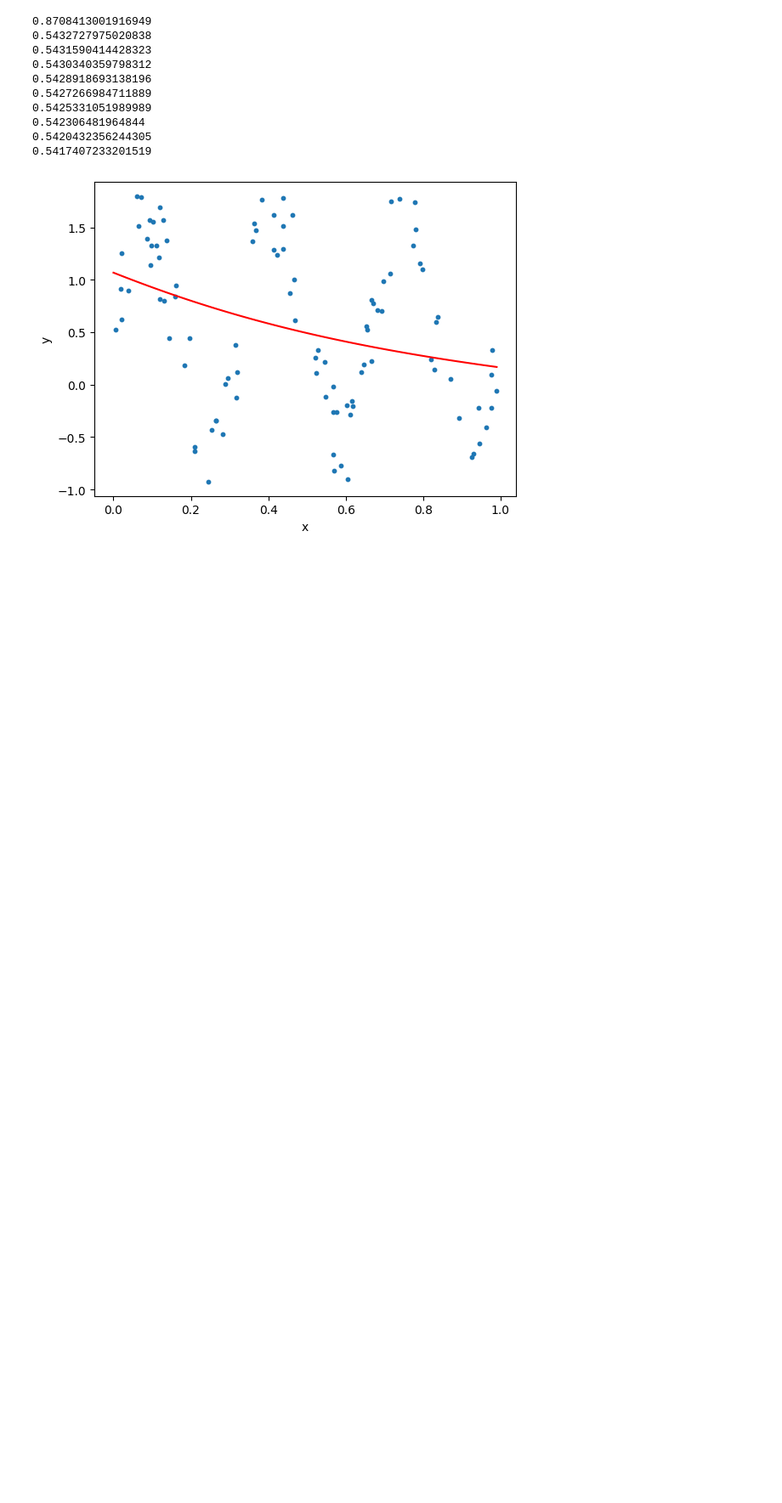
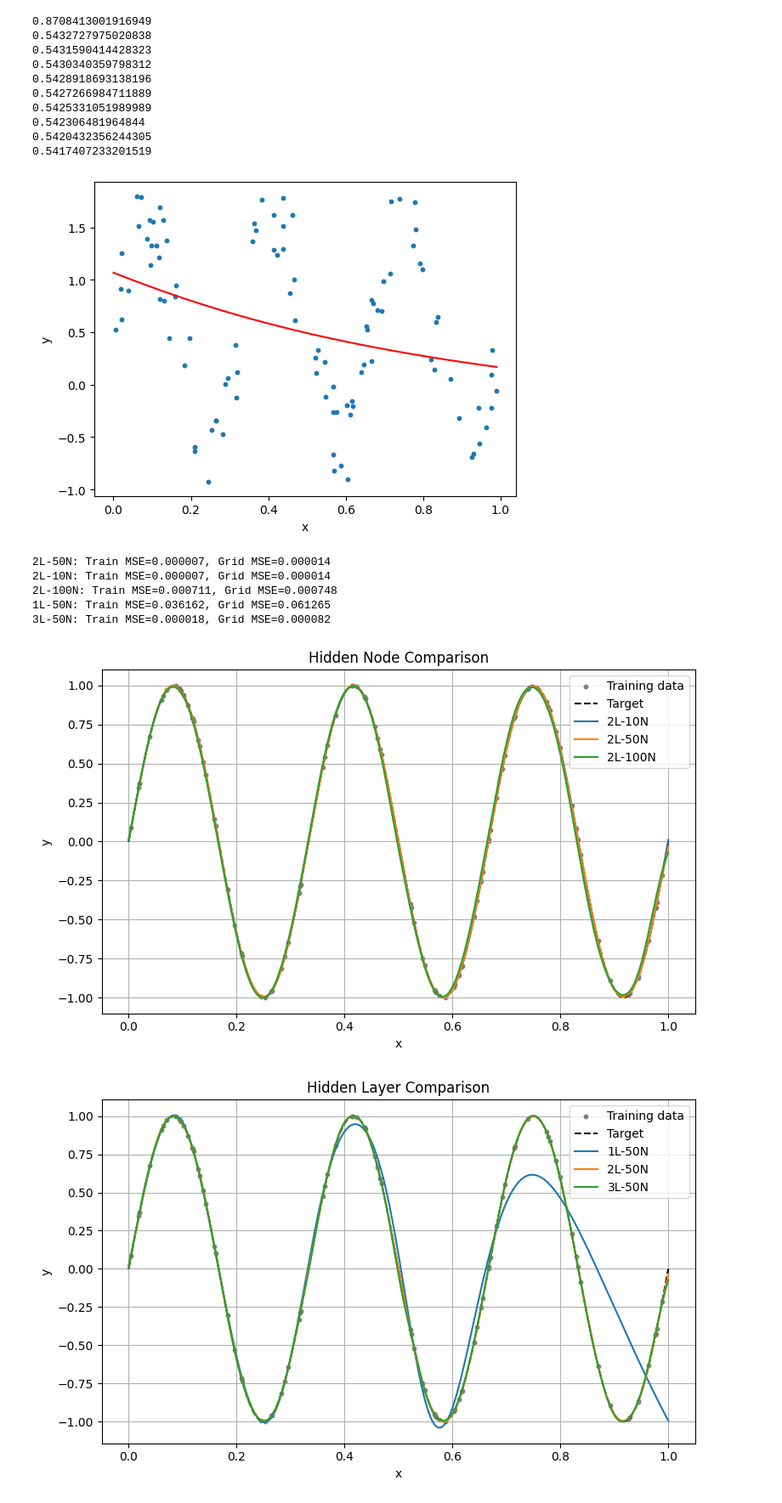
Before and after one commit to KweonTJ/Reinforcement_Learning, a Jupyter notebook: 8. Neural Network/dezero4.ipynb, the cells around one changed output. Shown at 85% size. Cells and saved outputs as stored; diff of their text form; code cells hidden in the pictures; blank space fills up the shorter version.

```diff
--- a/8. Neural Network/dezero4.ipynb
+++ b/8. Neural Network/dezero4.ipynb
@@ -124,0 +282,78 @@ plt.show()
+# %%
+# Hidden Layer, Node 수
+# 기준 모델: 은닉층 2개, 노드 50개씩
+base = train_case("2L-50N", hidden=(50, 50))
+
+# 노드 수 비교
+node_results = [
+    train_case("2L-10N", hidden=(10, 10)),
+    base,
+    train_case("2L-100N", hidden=(100, 100))
+]
+
+# 은닉층 수 비교
+layer_results = [
+    train_case("1L-50N", hidden=(50,)),
+    base,
+    train_case("3L-50N", hidden=(50, 50, 50))
+]
+
+# 그래프 1: 노드 수에 따른 회귀 결과
+plt.figure(figsize=(8, 5))
+plt.scatter(x, y, s=10, color="gray", label="Training data")
+plt.plot(t, y_true, "k--", label="Target")
+
+for r in node_results:
+    plt.plot(t, r["pred"], label=r["name"])
+
+plt.title("Hidden Node Comparison")
+plt.xlabel("x")
+plt.ylabel("y")
+plt.legend()
+plt.grid(True)
+plt.tight_layout()
+plt.show()
+
+# 그래프 2: 은닉층 수에 따른 회귀 결과
+plt.figure(figsize=(8, 5))
+plt.scatter(x, y, s=10, color="gray", label="Training data")
+plt.plot(t, y_true, "k--", label="Target")
+
+for r in layer_results:
+    plt.plot(t, r["pred"], label=r["name"])
+
+plt.title("Hidden Layer Comparison")
+plt.xlabel("x")
+plt.ylabel("y")
+plt.legend()
+plt.grid(True)
+plt.tight_layout()
+plt.show()
+
+# 그래프 3: 전체 모델의 Grid MSE 비교
+all_results = [
+    node_results[0],
+    base,
+    node_results[2],
+    layer_results[0],
+    layer_results[2]
+]
+
+plt.figure(figsize=(9, 5))
+plt.bar(
+    [r["name"] for r in all_results],
+    [r["grid_mse"] for r in all_results]
+)
+plt.title("Architecture - Grid MSE")
+plt.ylabel("Grid MSE")
+plt.grid(axis="y")
+plt.tight_layout()
+plt.show()
+# %% [output]
+2L-50N: Train MSE=0.000007, Grid MSE=0.000014
+2L-10N: Train MSE=0.000007, Grid MSE=0.000014
+2L-100N: Train MSE=0.000711, Grid MSE=0.000748
+1L-50N: Train MSE=0.036162, Grid MSE=0.061265
+3L-50N: Train MSE=0.000018, Grid MSE=0.000082
+[figure, added]
+[figure, added]
```
Also changed, not shown: parts of 8 cells of this notebook, 3 other files.
